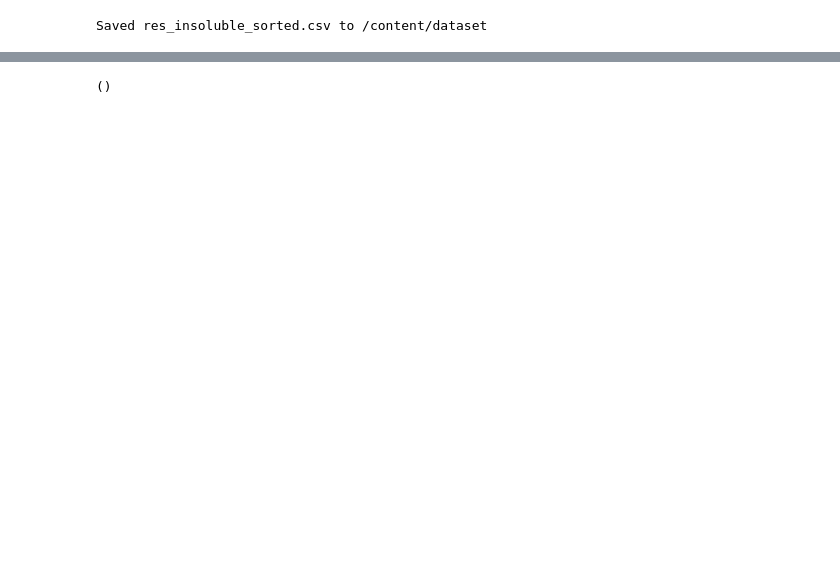
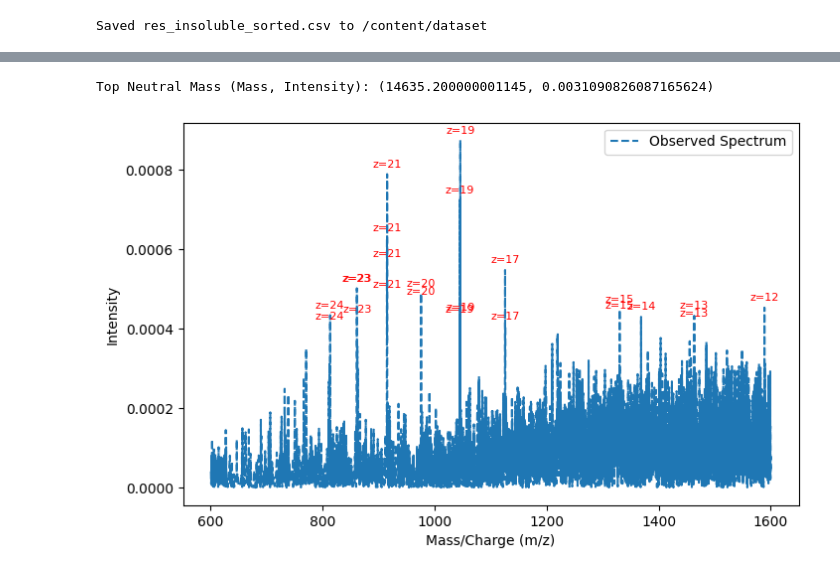
Before and after one commit to benjaminnigjeh/keyProteoforms, a Jupyter notebook: explainableAI.ipynb, the cells around one changed output, grey strips where cells are left out. Drawn from its saved outputs; the diff is of its cells as text; code cells hidden in the pictures; blank space fills up the shorter version.

```diff
--- a/explainableAI.ipynb
+++ b/explainableAI.ipynb
@@ -307,5 +278,22 @@ for i in range(len(y)):
-# %%
-deconvolute(target_list, disease, 1)
-deconvolute(target_list, healthy, 0)
-# %% [output]
-()
+# %%
+y = average_gradients.numpy().flatten()[0:10000]
+x = np.arange(600, 1600, 0.1)
+# %%
+x_positive = x[y > 0]
+y_positive = y[y > 0]
+
+x_negative = x[y < 0]
+y_negative = y[y < 0]
+# %%
+
+y_values = y_positive
+x_values = x_positive
+
+mass_values, deconvoluted_spectrum, charge_mapping, top_peak = charge_state_deconvolution(x_values, y_values)
+
+print("Top Neutral Mass (Mass, Intensity):", top_peak)
+
+plot_raw_spectrum(x_values, y_values, charge_mapping)
+# %% [output]
+Top Neutral Mass (Mass, Intensity): (14635.200000001145, 0.0031090826087165624)
+[figure, added]
```
Also changed, not shown: parts of 10 cells of this notebook.
